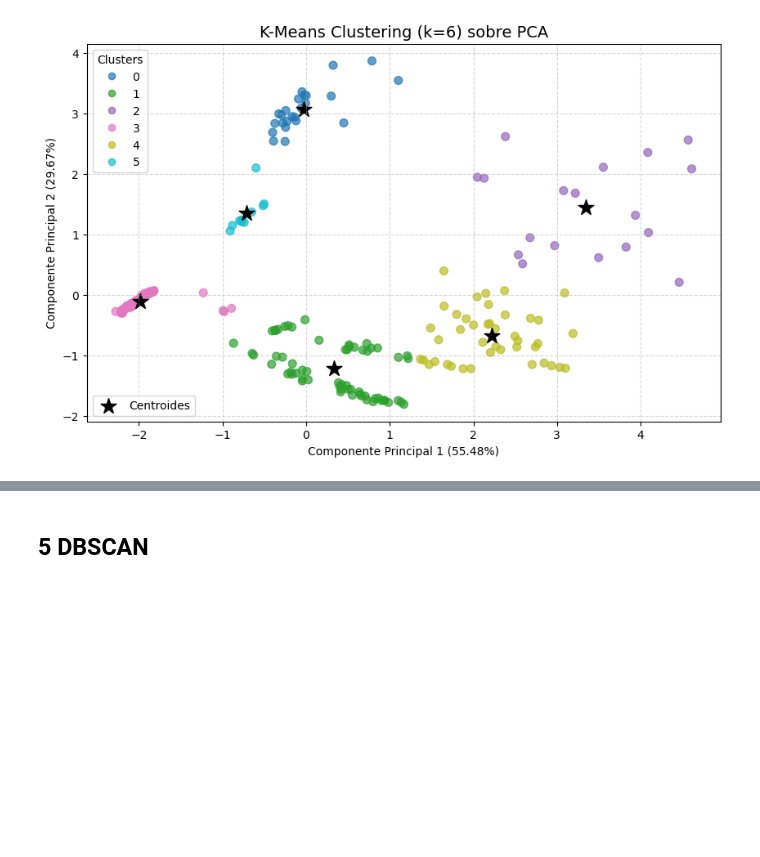
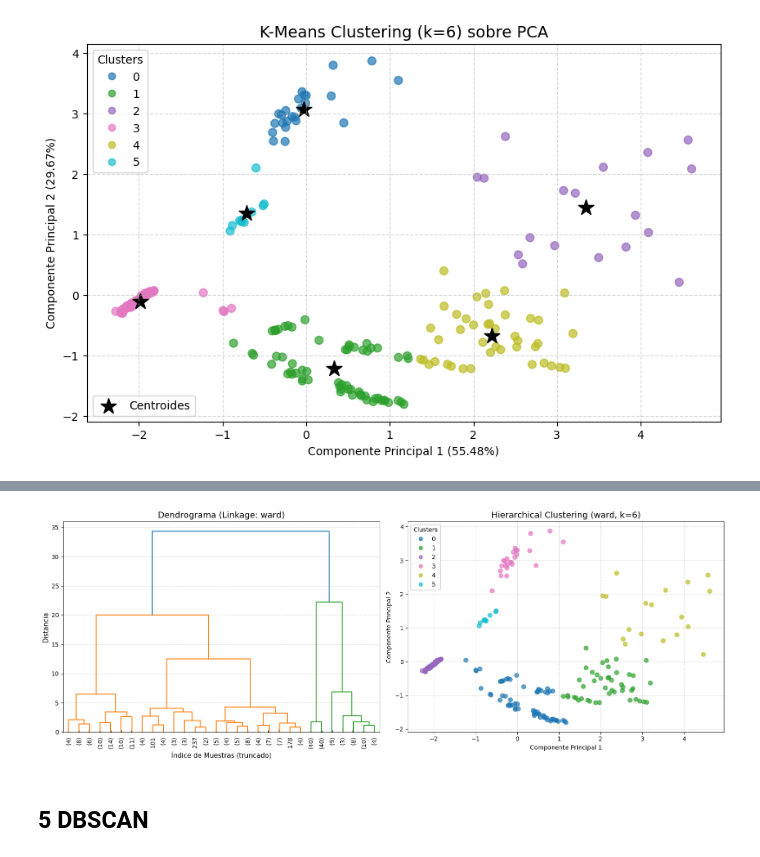
Before and after one commit to 100522128/g81_P2_03_Aprendizaje_Automatico, a Jupyter notebook: notebook.ipynb, the cells around one changed output, grey strips where cells are left out. Saved outputs shown, nothing was run; the diff lists cells and outputs as text; code cells hidden in the pictures; blank space fills up the shorter version.

```diff
--- a/notebook.ipynb
+++ b/notebook.ipynb
@@ -344,2 +410,39 @@ plt.show()
+# %%
+import scipy.cluster.hierarchy as sch
+import matplotlib.pyplot as plt
+
+fig, (ax1, ax2) = plt.subplots(1, 2, figsize=(16, 6))
+
+# --- GRÁFICO 1: DENDROGRAMA ---
+ax1.set_title(f'Dendrograma (Linkage: {mejor_linkage})', fontsize=14)
+ax1.set_xlabel('Índice de Muestras (truncado)', fontsize=11)
+ax1.set_ylabel('Distancia', fontsize=11)
+
+# Generamos la matriz de enlace usando el mejor método
+Z = sch.linkage(X_pca, method=mejor_linkage)
+
+# Dibujamos el dendrograma (truncado para que sea legible con 240 muestras)
+sch.dendrogram(Z, truncate_mode='lastp', p=30,
+               leaf_rotation=90., leaf_font_size=10.,
+               show_contracted=True, ax=ax1)
+ax1.grid(True, axis='y', linestyle='--', alpha=0.5)
+
+# --- GRÁFICO 2: SCATTER PLOT PCA ---
+ax2.set_title(f'Hierarchical Clustering ({mejor_linkage}, k={k_hc})', fontsize=14)
+ax2.set_xlabel('Componente Principal 1')
+ax2.set_ylabel('Componente Principal 2')
+
+scatter_hc = ax2.scatter(X_pca[:, 0], X_pca[:, 1],
+                         c=mejores_etiquetas_hc, cmap='tab10', s=50, alpha=0.7)
+
+# Leyenda
+legend_hc = ax2.legend(*scatter_hc.legend_elements(), title="Clusters", loc='best')
+ax2.add_artist(legend_hc)
+ax2.grid(True, linestyle='--', alpha=0.5)
+
+plt.tight_layout()
+plt.show()
+# %% [output]
+[figure, added]
 # %% [markdown]
 ## 5 DBSCAN
```
Also changed, not shown: parts of 4 cells of this notebook.
